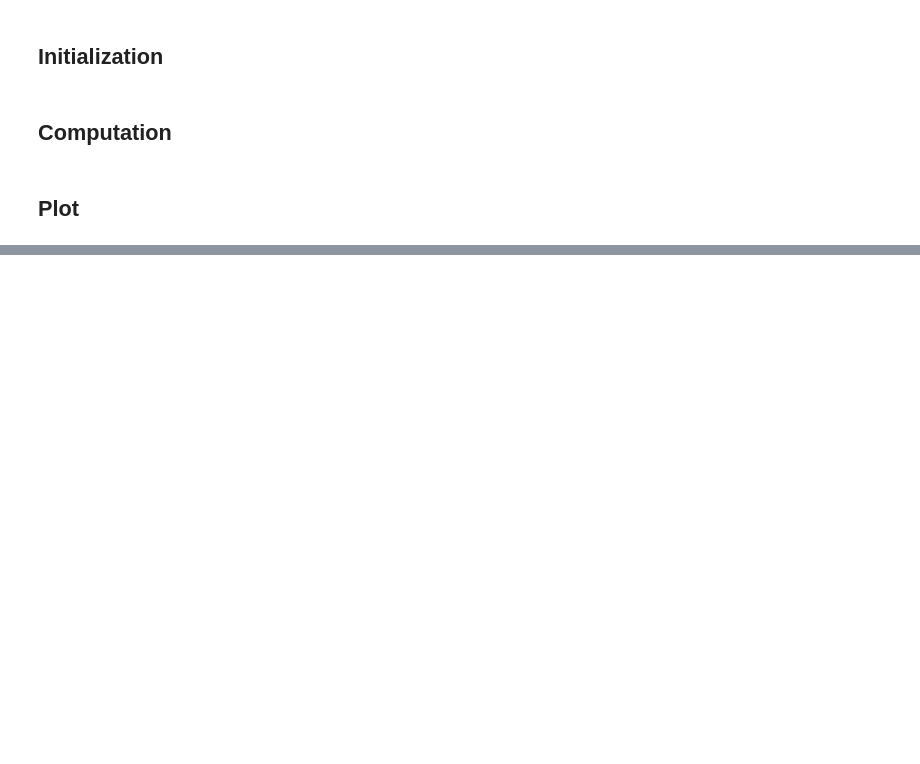
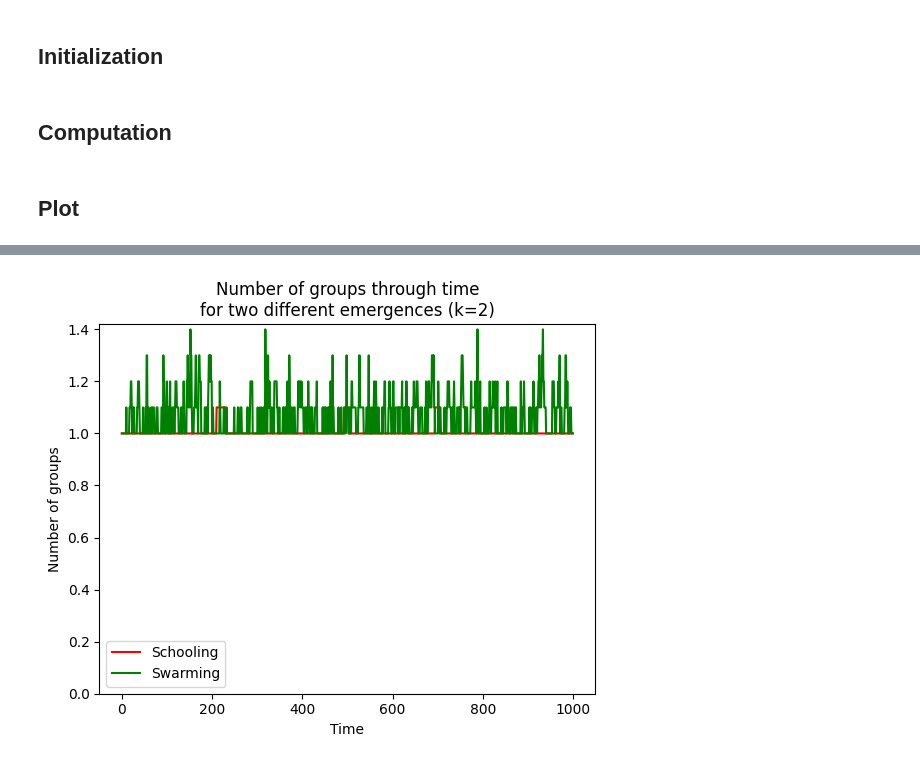
Before and after one commit to anzehocevar/SkupinskoVedenje_skupinaD, a Jupyter notebook: notebooks/fish_model_original_n_groups.ipynb, the cells around one changed output, grey strips where cells are left out. Drawn from its saved outputs; the diff is of its cells as text; code cells hidden in the pictures; blank space fills up the shorter version.

```diff
--- a/notebooks/fish_model_original_n_groups.ipynb
+++ b/notebooks/fish_model_original_n_groups.ipynb
@@ -89,0 +94,17 @@ savefig(fig, "fig/original/n_groups/k1.pdf")
+# %%
+k2 = load(k=2)
+# %%
+fig, ax = plt.subplots()
+
+ax.plot(k2["Schooling"], label="Schooling", color="red")
+ax.plot(k2["Swarming"], label="Swarming", color="green")
+
+ax.set_ylim(bottom=0, top=None)
+ax.set_ylabel("Number of groups")
+ax.set_xlabel("Time")
+ax.set_title("Number of groups through time\nfor two different emergences (k=2)")
+ax.legend()
+
+savefig(fig, "fig/original/n_groups/k2.pdf")
+# %% [output]
+[figure, added]
```
Also changed, not shown: parts of 5 cells of this notebook, 1 other file.
